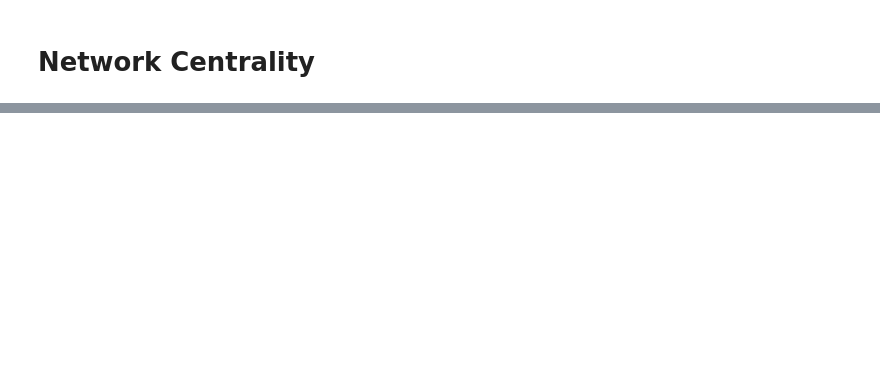
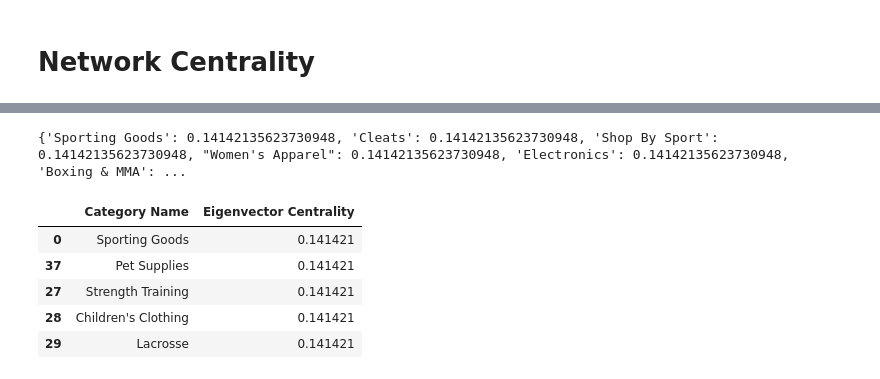
Before and after one commit to 18520339/social-network-analysis, a Jupyter notebook: source.ipynb, the cells around one changed output, grey strips where cells are left out. Saved outputs shown, nothing was run; the diff lists cells and outputs as text; code cells hidden in the pictures; blank space fills up the shorter version.

```diff
--- a/source.ipynb
+++ b/source.ipynb
@@ -249,6 +297,16 @@ plt.show()
 # %%
-# Degree Centrality
-# Betweenness Centrality
-# Closeness Centrality
 # Eigenvector Centrality
-# PageRank
+eigenvector = nx.eigenvector_centrality(G)
+eigenvector_result = pd.DataFrame(eigenvector.items(), columns=['Category Name', 'Eigenvector Centrality'])
+eigenvector_result.sort_values('Eigenvector Centrality', ascending=False, inplace=True)
+
+print(eigenvector)
+eigenvector_result.head()
+# %% [output]
+{'Sporting Goods': 0.14142135623730948, 'Cleats': 0.14142135623730948, 'Shop By Sport': 0.14142135623730948, "Women's Apparel": 0.14142135623730948, 'Electronics': 0.14142135623730948, 'Boxing & MMA': ...
+|  | Category Name | Eigenvector Centrality |
+| 0 | Sporting Goods | 0.141421 |
+| 37 | Pet Supplies | 0.141421 |
+| 27 | Strength Training | 0.141421 |
+| 28 | Children's Clothing | 0.141421 |
+| 29 | Lacrosse | 0.141421 |
```
Also changed, not shown: parts of 11 cells of this notebook.
